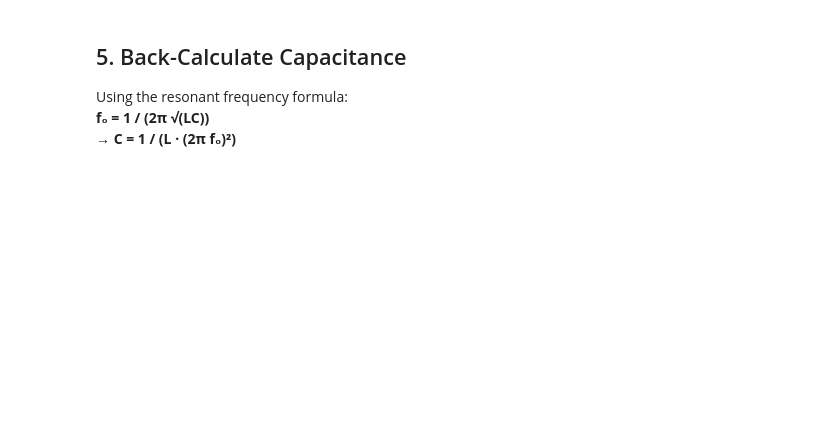
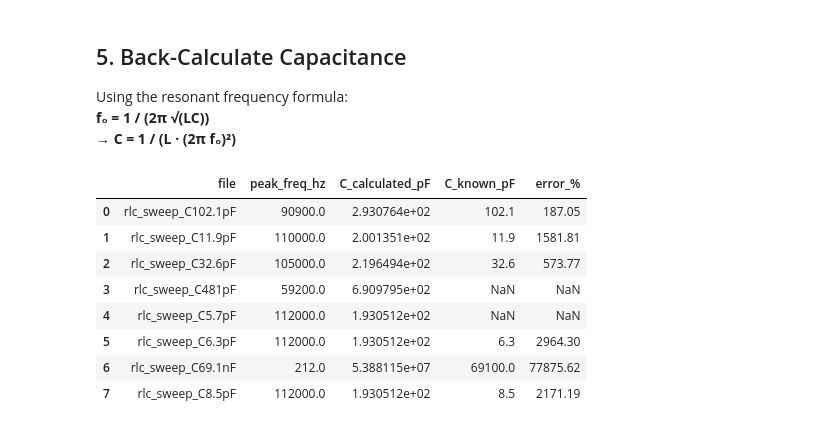
Before and after one commit to roznik20/crystal-expansion-research, a Jupyter notebook: fake_main.ipynb, the cells around one changed output. Drawn from its saved outputs; the diff is of its cells as text; code cells hidden in the pictures; blank space fills up the shorter version.

```diff
--- a/fake_main.ipynb
+++ b/fake_main.ipynb
@@ -21,19 +21,20 @@ import matplotlib.pyplot as plt
 from pathlib import Path
 
 # Circuit values
-R     = 150       # ohms
-L     = 15e-3     # henries
+R     = 1100      # ohms
+L     = 10.46e-3     # henries
 V_max = 1.0       # volts (peak input)
-
-# Frequency sweep range
-F_MIN, F_MAX = 50, 10_000  # Hz
 
 # Known capacitances for comparison (label -> farads)
 KNOWN_C = {
-    "C1uF":   1.0e-6,
-    "C2_2uF": 2.2e-6,
-    "C4_7uF": 4.7e-6,
-    "C10uF":  10.0e-6,
+    "C5_7pF":   5.7e-12,
+    "C6.3pF": 6.3e-12,
+    "C8.5pF":  8.5e-12,
+    "C11.9pF": 11.9e-12,
+    "C32.6pF": 32.6e-12,
+    "C69.1nF": 69.1e-9,
+    "C102.1pF": 102.1e-12,
+    "C0.481nF": 481e-12
 }
 # %% [markdown]
 ## 2. Load Data Files
@@ -41,7 +42,7 @@ KNOWN_C = {
 Scans  for all  files.
 In the real project this folder will contain several thousand files — the glob approach handles that automatically.
 # %%
-DATA_DIR = Path("fake_data")
+DATA_DIR = Path("real_data")
 
 files = sorted(DATA_DIR.glob("rlc_sweep_*.csv"))
 print(f"Found {len(files)} files:")
@@ -73,7 +86,7 @@ The frequency at which gain is maximum is the resonant frequency f₀.
 # %%
 peaks = {}
 for name, df in data.items():
-    idx = df["gain"].idxmax()
+    idx = df["gain_db"].idxmax()
     peaks[name] = df.loc[idx, "frequency_hz"]
 
 peak_df = pd.DataFrame.from_dict(peaks, orient="index", columns=["peak_freq_hz"])
@@ -88,15 +112,25 @@ Using the resonant frequency formula:
 # %%
 rows = []
 for name, f0 in peaks.items():
     C_calc = 1 / (L * (2 * np.pi * f0) ** 2)
     label  = name.replace("rlc_sweep_", "")
     C_known = KNOWN_C.get(label, None)
     rows.append({
         "file":          name,
         "peak_freq_hz":  f0,
-        "C_calculated_uF": round(C_calc * 1e6, 4),
-        "C_known_uF":    round(C_known * 1e6, 4) if C_known else None,
+        "C_calculated_pF": round(C_calc * 1e12, 4),
+        "C_known_pF":    round(C_known * 1e12, 4) if C_known else None,
         "error_%":       round(abs(C_calc - C_known) / C_known * 100, 2) if C_known else None,
     })
 
 pd.DataFrame(rows)
+# %% [output]
+|  | file | peak_freq_hz | C_calculated_pF | C_known_pF | error_% |
+| 0 | rlc_sweep_C102.1pF | 90900.0 | 2.930764e+02 | 102.1 | 187.05 |
+| 1 | rlc_sweep_C11.9pF | 110000.0 | 2.001351e+02 | 11.9 | 1581.81 |
+| 2 | rlc_sweep_C32.6pF | 105000.0 | 2.196494e+02 | 32.6 | 573.77 |
+| 3 | rlc_sweep_C481pF | 59200.0 | 6.909795e+02 | NaN | NaN |
+| 4 | rlc_sweep_C5.7pF | 112000.0 | 1.930512e+02 | NaN | NaN |
+| 5 | rlc_sweep_C6.3pF | 112000.0 | 1.930512e+02 | 6.3 | 2964.30 |
+| 6 | rlc_sweep_C69.1nF | 212.0 | 5.388115e+07 | 69100.0 | 77875.62 |
+| 7 | rlc_sweep_C8.5pF | 112000.0 | 1.930512e+02 | 8.5 | 2171.19 |
```
Also changed, not shown: parts of 4 cells of this notebook, 8 other files.
